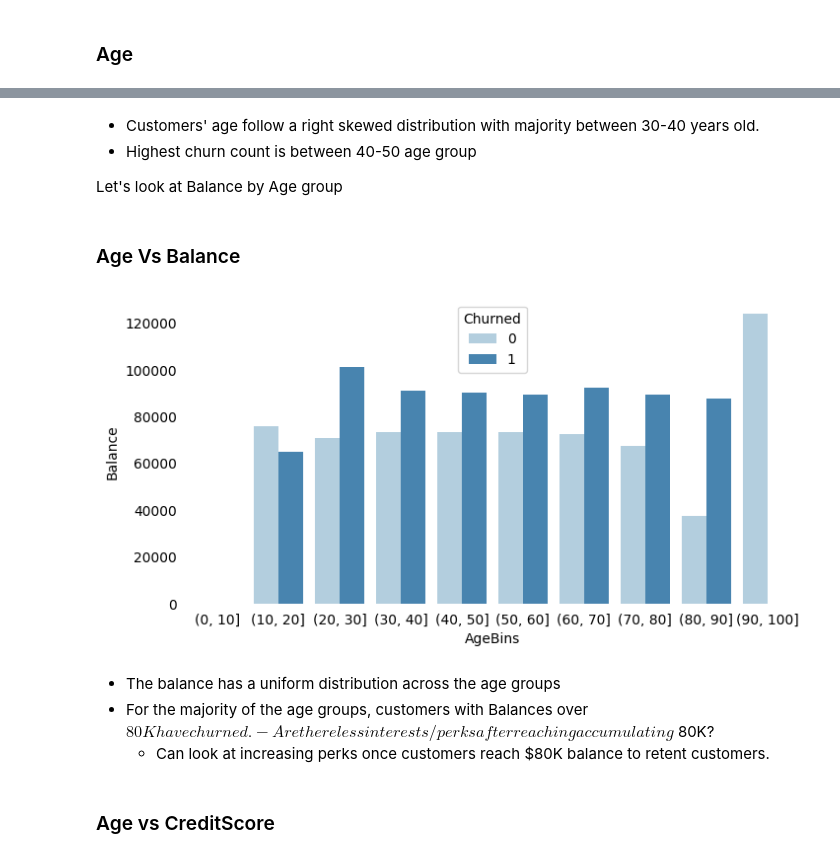
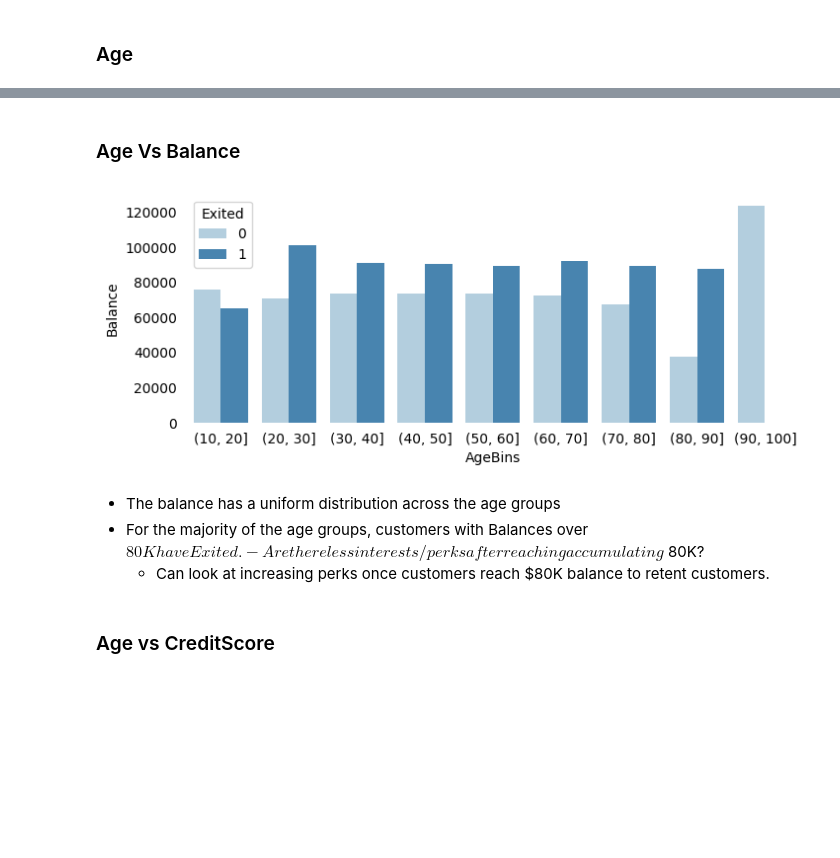
Before and after one commit to aprilhong/bankchurn, a Jupyter notebook: bank_churn_notebook.ipynb, the cells around one changed output, grey strips where cells are left out. Drawn from its saved outputs; the diff is of its cells as text; code cells hidden in the pictures; blank space fills up the shorter version.

```diff
--- a/bank_churn_notebook.ipynb
+++ b/bank_churn_notebook.ipynb
@@ -105,5 +106,5 @@ describe(df)
 - `RowNumber` can also be removed has it is just a counter.
 # %%
-df = df.drop(['CustomerId','Surname','RowNumber'],axis=1)
+df = df.drop(['CustomerId','Surname','RowNumber','Gender'],axis=1)
 df.head()
 # %% [output]
@@ -118,3 +116,0 @@ df.head()
-# %%
-df = df.rename(columns={'Exited': 'Churned'})
-df.head()
@@ -341,12 +364,12 @@ Let's first create bins for age group before plotting
 # %%
 # create interval range
-interval_range = pd.interval_range(start=0, freq=10, end=100)
+interval_range = pd.interval_range(start=10, freq=10, end=100)
 
-# create a new column applying the bins
+#create a new column applying the bins
 df['AgeBins'] = pd.cut(df['Age'], bins=interval_range, labels=[1,2,3])
 
-# show original and new column with bins
-df[['Age','AgeBins']].head()
+#show original and new column with bins
+df[['Age','AgeBins']]
 # %% [output]
 |  | Age | AgeBins |
 | 0 | 42 | (40, 50] |
@@ -371,21 +387,16 @@ None
-# %% [markdown]
-- Customers' age follow a right skewed distribution with majority between 30-40 years old.
-- Highest churn count is between 40-50 age group
-
-Let's look at Balance by Age group
 # %% [markdown]
 ### Age Vs Balance
 # %%
-fig = plt.figure(figsize=(8,4))
-ax = sns.barplot(x=df['AgeBins'], y=df['Balance'], hue=df['Churned'],palette='Blues', errorbar=None)
+fig = plt.figure(figsize=(8,3))
+ax = sns.barplot(x=df['AgeBins'], y=df['Balance'], estimator='mean', hue=df['Exited'], palette='Blues',errorbar=None)
 ax.tick_params(left=False, bottom=False) # Remove ticks
 sns.despine(left=True, bottom=True) # Remove borders borders
 None
 # %% [output]
-[figure, old version]
+[figure, new version]
 # %% [markdown]
 - The balance has a uniform distribution across the age groups
-- For the majority of the age groups, customers with Balances over $80K have churned.
+- For the majority of the age groups, customers with Balances over $80K have Exited.
     - Are there less interests/perks after reaching accumulating $80K?
     - Can look at increasing perks once customers reach $80K balance to retent customers.
 # %% [markdown]
```
Also changed, not shown: parts of 84 cells of this notebook, 1 other file.
